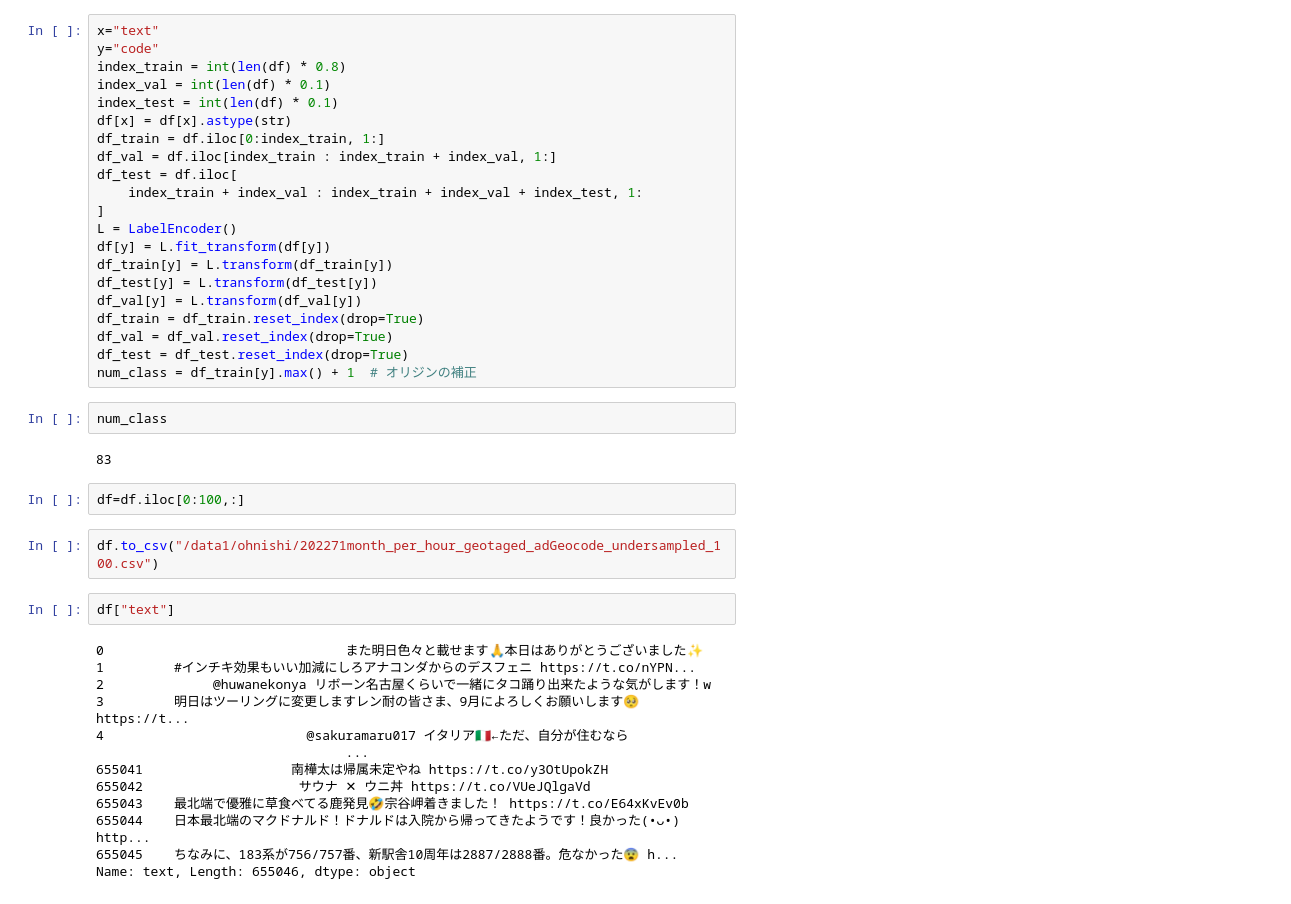
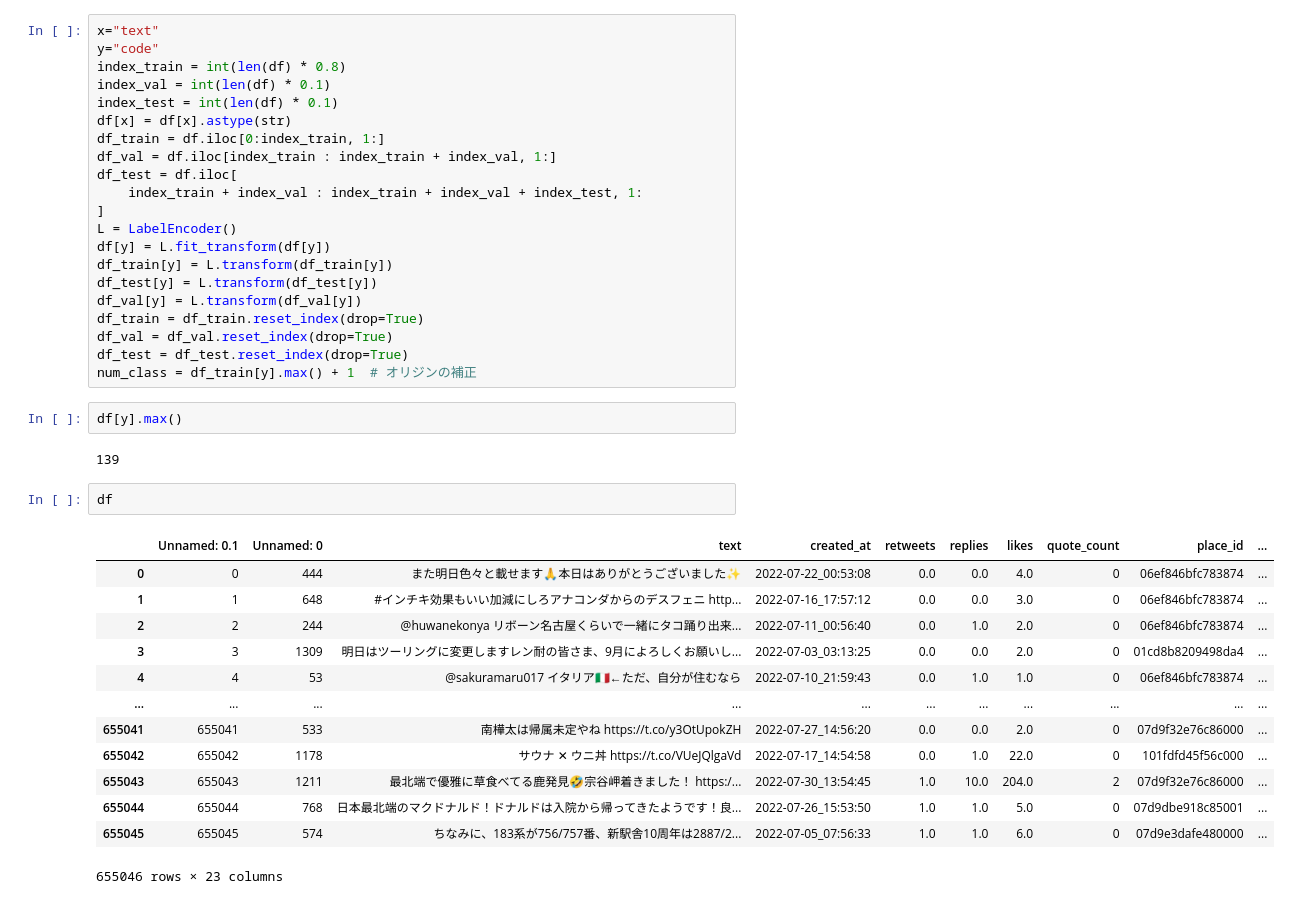
Before and after one commit to sy-zvjkqv/persons_move_analysis, a Jupyter notebook: notebooks/for_model/tmp.ipynb, the cells around one changed output. Drawn from its saved outputs; the diff is of its cells as text.

```diff
--- a/notebooks/for_model/tmp.ipynb
+++ b/notebooks/for_model/tmp.ipynb
@@ -24,26 +45,23 @@ df_train = df_train.reset_index(drop=True)
 df_val = df_val.reset_index(drop=True)
 df_test = df_test.reset_index(drop=True)
 num_class = df_train[y].max() + 1  # オリジンの補正
-# %%
-num_class
-# %% [output]
-83
-# %%
-df=df.iloc[0:100,:]
-# %%
-df.to_csv("/data1/ohnishi/202271month_per_hour_geotaged_adGeocode_undersampled_100.csv")
+# %%
+df[y].max()
+# %% [output]
+139
 # %%
-df["text"]
+df
 # %% [output]
+|  | Unnamed: 0.1 | Unnamed: 0 | text | created_at | retweets | replies | likes | quote_count | place_id | ... |
+| 0 | 0 | 444 | また明日色々と載せます🙏本日はありがとうございました✨ | 2022-07-22_00:53:08 | 0.0 | 0.0 | 4.0 | 0 | 06ef846bfc783874 | ... |
+| 1 | 1 | 648 | #インチキ効果もいい加減にしろアナコンダからのデスフェニ http... | 2022-07-16_17:57:12 | 0.0 | 0.0 | 3.0 | 0 | 06ef846bfc783874 | ... |
+| 2 | 2 | 244 | @huwanekonya リボーン名古屋くらいで一緒にタコ踊り出来... | 2022-07-11_00:56:40 | 0.0 | 1.0 | 2.0 | 0 | 06ef846bfc783874 | ... |
+| 3 | 3 | 1309 | 明日はツーリングに変更しますレン耐の皆さま、9月によろしくお願いし... | 2022-07-03_03:13:25 | 0.0 | 0.0 | 2.0 | 0 | 01cd8b8209498da4 | ... |
+| 4 | 4 | 53 | @sakuramaru017 イタリア🇮🇹←ただ、自分が住むなら | 2022-07-10_21:59:43 | 0.0 | 1.0 | 1.0 | 0 | 06ef846bfc783874 | ... |
+| ... | ... | ... | ... | ... | ... | ... | ... | ... | ... | ... |
+| 655041 | 655041 | 533 | 南樺太は帰属未定やね https://t.co/y3OtUpokZH | 2022-07-27_14:56:20 | 0.0 | 0.0 | 2.0 | 0 | 07d9f32e76c86000 | ... |
+| 655042 | 655042 | 1178 | サウナ ✕ ウニ丼 https://t.co/VUeJQlgaVd | 2022-07-17_14:54:58 | 0.0 | 1.0 | 22.0 | 0 | 101fdfd45f56c000 | ... |
+| 655043 | 655043 | 1211 | 最北端で優雅に草食べてる鹿発見🤣宗谷岬着きました！ https:/... | 2022-07-30_13:54:45 | 1.0 | 10.0 | 204.0 | 2 | 07d9f32e76c86000 | ... |
+| 655044 | 655044 | 768 | 日本最北端のマクドナルド！ドナルドは入院から帰ってきたようです！良... | 2022-07-26_15:53:50 | 1.0 | 1.0 | 5.0 | 0 | 07d9dbe918c85001 | ... |
+| 655045 | 655045 | 574 | ちなみに、183系が756/757番、新駅舎10周年は2887/2... | 2022-07-05_07:56:33 | 1.0 | 1.0 | 6.0 | 0 | 07d9e3dafe480000 | ... |
-0                               また明日色々と載せます🙏本日はありがとうございました✨
-1         #インチキ効果もいい加減にしろアナコンダからのデスフェニ https://t.co/nYPN...
-2              @huwanekonya リボーン名古屋くらいで一緒にタコ踊り出来たような気がします！w
-3         明日はツーリングに変更しますレン耐の皆さま、9月によろしくお願いします🥺 https://t...
-4                          @sakuramaru017 イタリア🇮🇹←ただ、自分が住むなら
-                                ...
-655041                   南樺太は帰属未定やね https://t.co/y3OtUpokZH
-655042                    サウナ ✕ ウニ丼 https://t.co/VUeJQlgaVd
-655043    最北端で優雅に草食べてる鹿発見🤣宗谷岬着きました！ https://t.co/E64xKvEv0b
-655044    日本最北端のマクドナルド！ドナルドは入院から帰ってきたようです！良かった(•ᴗ•) http...
-655045    ちなみに、183系が756/757番、新駅舎10周年は2887/2888番。危なかった😨 h...
-Name: text, Length: 655046, dtype: object
+655046 rows × 23 columns
```
Also changed, not shown: parts of 2 cells of this notebook, 38 other files.
